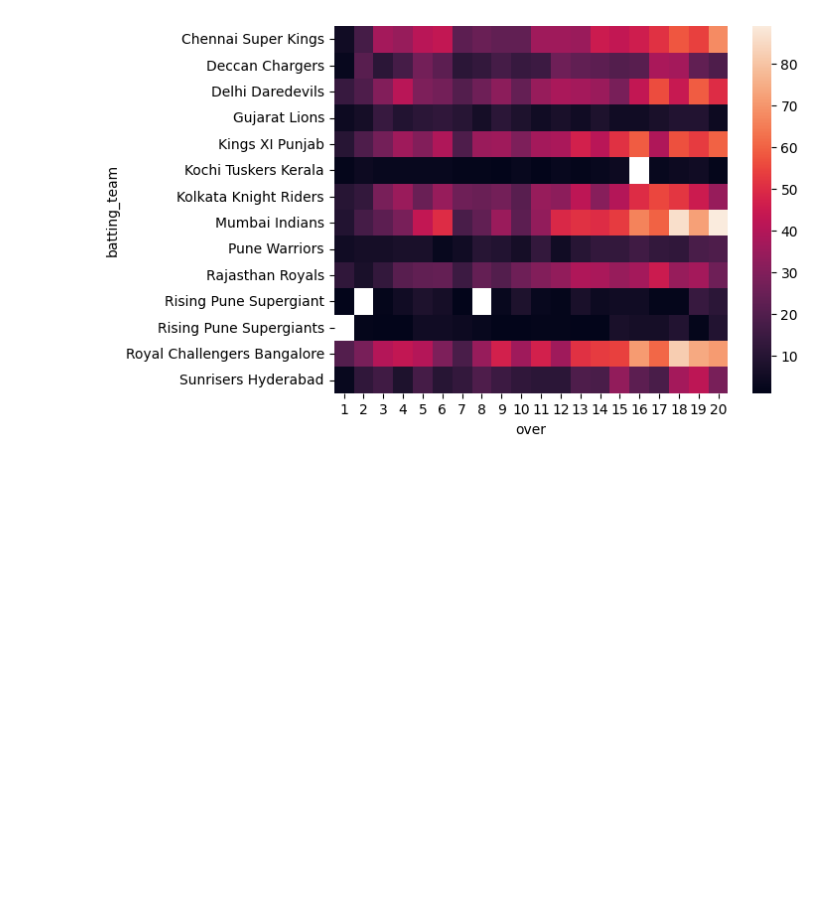
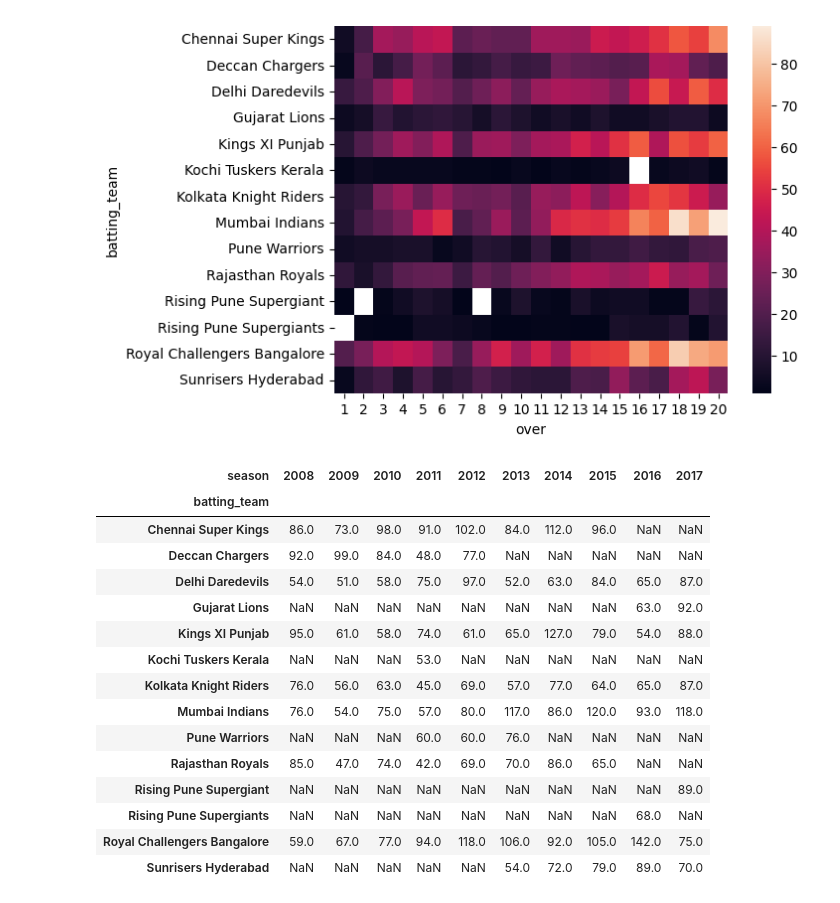
Before and after one commit to AmiT-Gupta7/Data-Analytics-with-Python, a Jupyter notebook: Data_Analyics/17_sep_25.ipynb, the cells around one changed output. Drawn from its saved outputs; the diff is of its cells as text; code cells hidden in the pictures; blank space fills up the shorter version.

```diff
--- a/Data_Analyics/17_sep_25.ipynb
+++ b/Data_Analyics/17_sep_25.ipynb
@@ -229,3 +231,25 @@ sms.heatmap(pt)
 # %% [output]
 <Axes: xlabel='over', ylabel='batting_team'>
 [figure]
+# %%
+mask = new['batsman_runs'] == 6 # filtering sixes
+six = new[mask] # dataframe of sixes
+pt = six.pivot_table(index="batting_team", columns="season", values="batsman_runs", aggfunc="count") # pivot table
+pt
+# %% [output]
+| season | 2008 | 2009 | 2010 | 2011 | 2012 | 2013 | 2014 | 2015 | 2016 | 2017 |
+| batting_team |  |  |  |  |  |  |  |  |  |  |
+| Chennai Super Kings | 86.0 | 73.0 | 98.0 | 91.0 | 102.0 | 84.0 | 112.0 | 96.0 | NaN | NaN |
+| Deccan Chargers | 92.0 | 99.0 | 84.0 | 48.0 | 77.0 | NaN | NaN | NaN | NaN | NaN |
+| Delhi Daredevils | 54.0 | 51.0 | 58.0 | 75.0 | 97.0 | 52.0 | 63.0 | 84.0 | 65.0 | 87.0 |
+| Gujarat Lions | NaN | NaN | NaN | NaN | NaN | NaN | NaN | NaN | 63.0 | 92.0 |
+| Kings XI Punjab | 95.0 | 61.0 | 58.0 | 74.0 | 61.0 | 65.0 | 127.0 | 79.0 | 54.0 | 88.0 |
+| Kochi Tuskers Kerala | NaN | NaN | NaN | 53.0 | NaN | NaN | NaN | NaN | NaN | NaN |
+| Kolkata Knight Riders | 76.0 | 56.0 | 63.0 | 45.0 | 69.0 | 57.0 | 77.0 | 64.0 | 65.0 | 87.0 |
+| Mumbai Indians | 76.0 | 54.0 | 75.0 | 57.0 | 80.0 | 117.0 | 86.0 | 120.0 | 93.0 | 118.0 |
+| Pune Warriors | NaN | NaN | NaN | 60.0 | 60.0 | 76.0 | NaN | NaN | NaN | NaN |
+| Rajasthan Royals | 85.0 | 47.0 | 74.0 | 42.0 | 69.0 | 70.0 | 86.0 | 65.0 | NaN | NaN |
+| Rising Pune Supergiant | NaN | NaN | NaN | NaN | NaN | NaN | NaN | NaN | NaN | 89.0 |
+| Rising Pune Supergiants | NaN | NaN | NaN | NaN | NaN | NaN | NaN | NaN | 68.0 | NaN |
+| Royal Challengers Bangalore | 59.0 | 67.0 | 77.0 | 94.0 | 118.0 | 106.0 | 92.0 | 105.0 | 142.0 | 75.0 |
+| Sunrisers Hyderabad | NaN | NaN | NaN | NaN | NaN | 54.0 | 72.0 | 79.0 | 89.0 | 70.0 |
```
Also changed, not shown: parts of 27 cells of this notebook, 1 other file.
